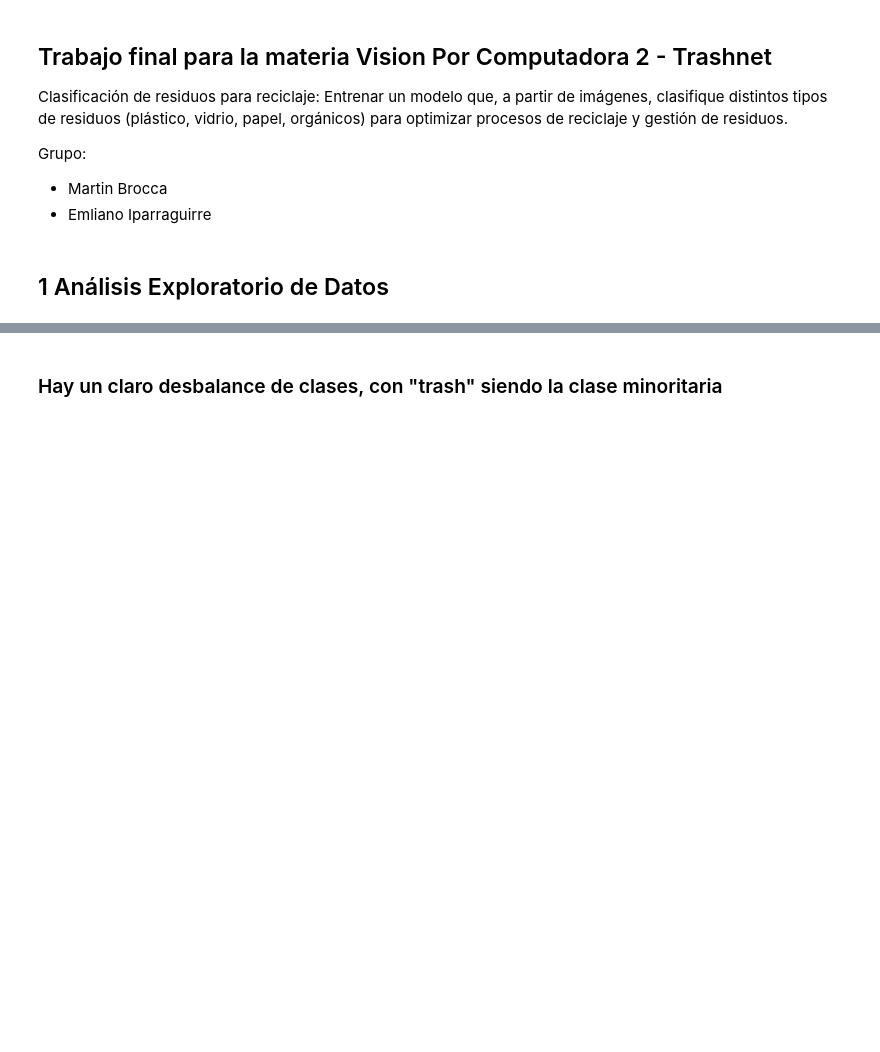
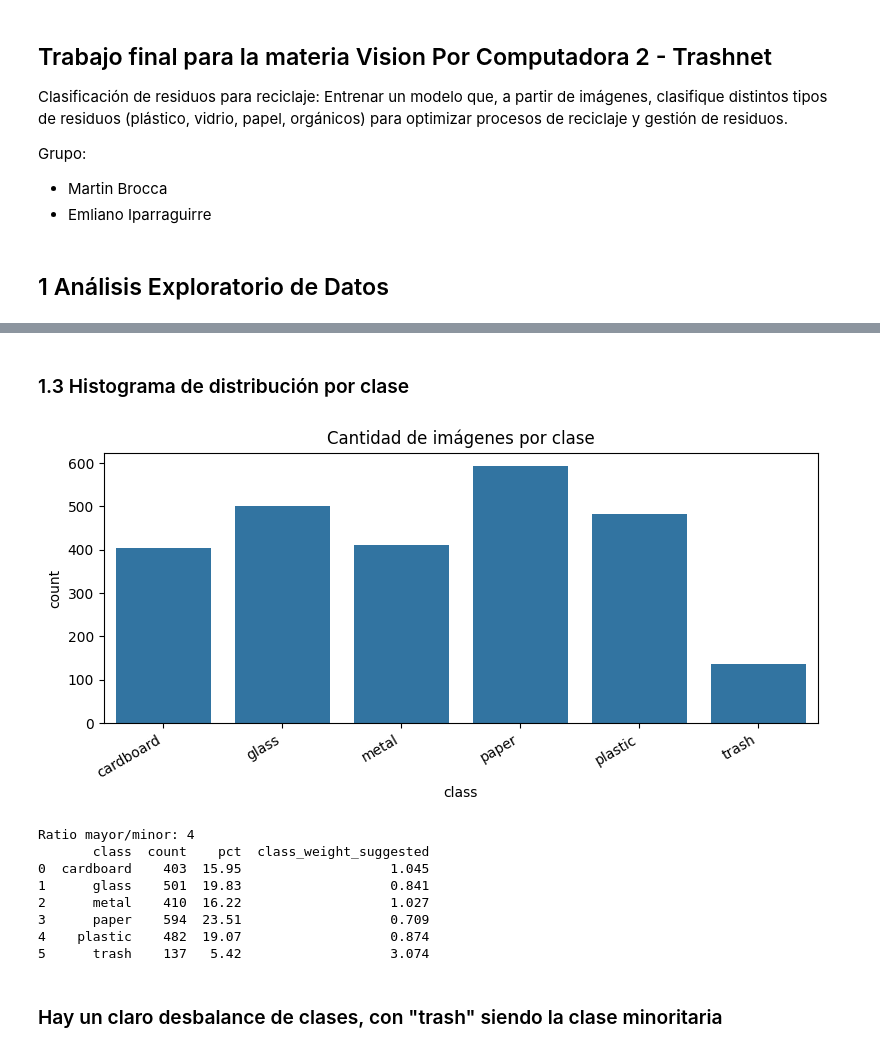
Before and after one commit to emiliano-ipa/CEIA-vpc2, a Jupyter notebook: vpc2-EDA-trashnet.ipynb, the cells around one changed output, grey strips where cells are left out. Cells and saved outputs as stored; diff of their text form; code cells hidden in the pictures; blank space fills up the shorter version.

```diff
--- a/vpc2-EDA-trashnet.ipynb
+++ b/vpc2-EDA-trashnet.ipynb
@@ -37,0 +82,15 @@ plt.show()
+# %%
+# mostrar algunas imágenes de ejemplo
+df = list_images_by_class(data_dir)
+assert len(df)>0, f"No se encontraron imágenes en {data_dir}"
+
+class_counts = df['class'].value_counts().sort_index()
+summary = pd.DataFrame({
+    "class": class_counts.index,
+    "count": class_counts.values
+})
+summary["pct"] = (summary["count"] / summary["count"].sum() * 100).round(2)
+# pesos sugeridos: inversamente proporcionales a la frecuencia
+summary["class_weight_suggested"] = (summary["count"].sum() / (len(summary)*summary["count"])).round(3)
+
+summary
@@ -38,2 +105,24 @@ plt.show()
+# %% [markdown]
+### 1.3 Histograma de distribución por clase
+# %%
+plt.figure(figsize=(8,4))
+sns.barplot(x="class", y="count", data=summary)
+plt.title("Cantidad de imágenes por clase")
+plt.xticks(rotation=30, ha='right')
+plt.tight_layout()
+plt.show()
+
+print("Ratio mayor/minor:", int(summary["count"].max()/summary["count"].min()))
+print(summary)
+# %% [output]
+[figure, added]
+Ratio mayor/minor: 4
+       class  count    pct  class_weight_suggested
+0  cardboard    403  15.95                   1.045
+1      glass    501  19.83                   0.841
+2      metal    410  16.22                   1.027
+3      paper    594  23.51                   0.709
+4    plastic    482  19.07                   0.874
+5      trash    137   5.42                   3.074
 # %% [markdown]
 ### Hay un claro desbalance de clases, con "trash" siendo la clase minoritaria
```
Also changed, not shown: parts of 24 cells of this notebook, 2 other files.
